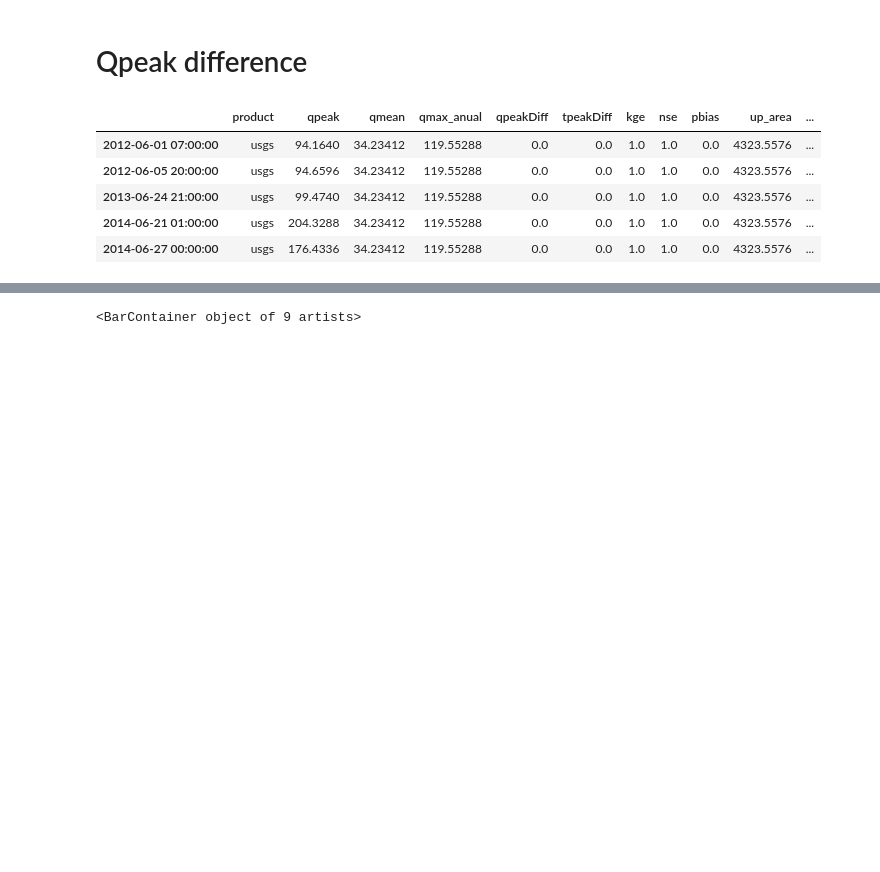
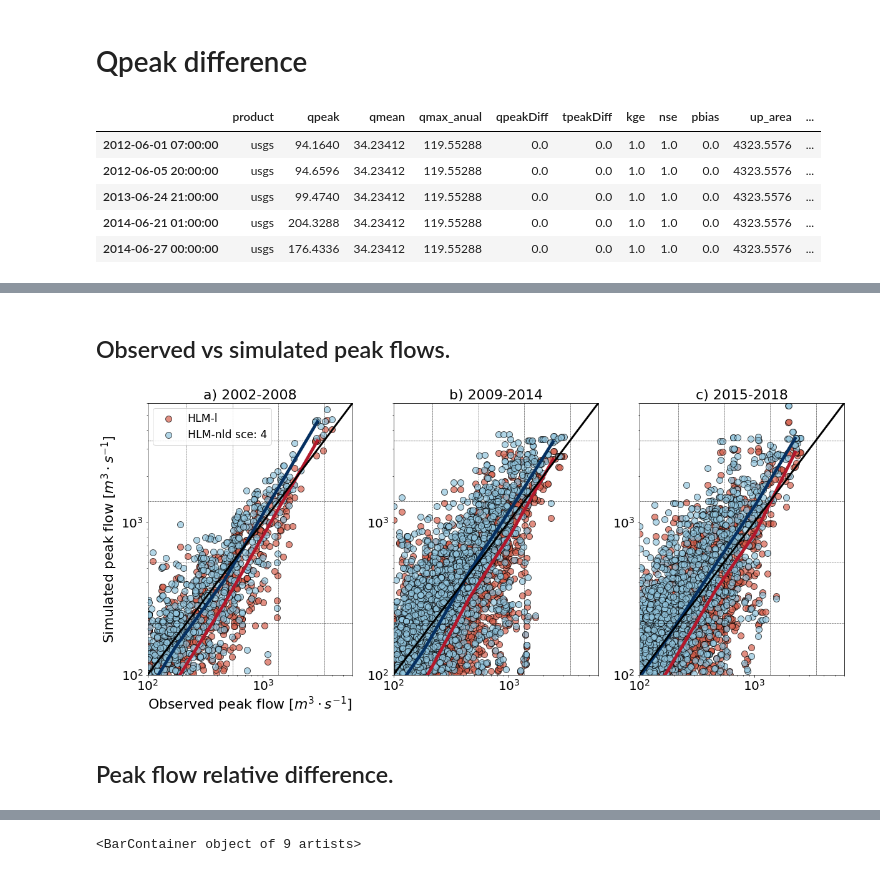
Before and after one commit to nicolas998/active_layer_evaluation, a Jupyter notebook: 02_Scenarios_evaluation.ipynb, the cells around one changed output, grey strips where cells are left out. Cells and saved outputs as stored; diff of their text form; code cells hidden in the pictures; blank space fills up the shorter version.

```diff
--- a/02_Scenarios_evaluation.ipynb
+++ b/02_Scenarios_evaluation.ipynb
@@ -360,3 +357,64 @@ Emet.head()
+# %% [markdown]
+## Observed vs simulated peak flows.
+# %%
+bins = []
+val = 50
+bins.append(val)
+for i in range(5):
+    val *= 2.5
+    bins.append(val)
+bins = np.array(bins)
+bins2 = (bins[:-1]+bins[1:])/2.
+
+fig = pl.figure(figsize=(20,8))
+cont = 1
+pre = ''
+name = ['a)','b)','c)','d)','e)','f)','g)','h)','i)']
+for y1,y2 in zip([2002,2009,2015],[2008,2014,2018]):
+    y1t = str(y1)
+    y2t = str(y2)
+
+    for model,co in zip(['s0.02_4'],range(2)):
+        ax = fig.add_subplot(1,3,cont)
+
+        a,b,idx = core.get_intersec('qpeak', 'usgs','ifc-hlm',Emet, y1t,y2t)
+        po,ps = core.percentiles(a['qpeak'].loc[idx], b['qpeak'].loc[idx], bins = bins)
+        po2,ps2 = core.percentiles(a['qpeak'].loc[idx], a['qpeak'].loc[idx], bins = bins)
+        c1 = a['qpeak'].loc[idx].values
+        c2 = b['qpeak'].loc[idx].values
+        p = np.where((c1>100) & (c2 > 100))[0]
+        ax.scatter(c1[p],c2[p], c = '#d6604d',s = 100, edgecolors='k', alpha = 0.7, label = pre+'HLM-l')
+        ax.plot(ps2,ps, '#b2182b',lw = 5)
+
+        a,b,idx = core.get_intersec('qpeak', 'usgs',model,Emet,y1t,y2t)
+        po,ps = core.percentiles(a['qpeak'].loc[idx], b['qpeak'].loc[idx], bins = bins)
+        c1 = a['qpeak'].loc[idx].values
+        c2 = b['qpeak'].loc[idx].values
+        p = np.where((c1>100) & (c2 > 100))[0]
+        ax.scatter(c1[p],c2[p], c = '#92c5de',s = 100, edgecolors='k', alpha = 0.7, label = pre+'HLM-nld sce: 4')
+        ax.plot(ps2,ps, '#053061',lw = 5)
+
+        pl.loglog([5,6000],[5,6000], 'k', lw = 3)
+        ax.set_title(name[cont-1]+' '+y1t+'-'+y2t, size = 22)
+        ax.set_xlim(100,6000)
+        ax.set_ylim(100,6000)
+        ax.vlines(bins2, 100,6000, lw = 0.5, ls = '--')
+        ax.hlines(bins2, 100,6000, lw = 0.5, ls = '--')
+        ax.tick_params(labelsize = 20)
+        if cont == 1:
+            ax.legend(loc = 0, fontsize = 'xx-large')
+
+        if cont == 1:
+            ax.set_ylabel('Simulated peak flow [$m^3 \cdot s^{-1}$]', size = 22)
+            ax.set_xlabel('Observed peak flow [$m^3 \cdot s^{-1}$]', size = 22)
+        if cont == 2:
+            pre = '_'
+        cont+=1
+pl.savefig('figures/Peak_active_vs_operational.png', bbox_inches = 'tight')
+# %% [output]
+[figure, added]
+# %% [markdown]
+## Peak flow relative difference.
 # %%
 def get_qmax_intersec(product, y1,y2):
     u = Emet.loc[Emet['product'] == 'usgs',['qpeak','qmax_anual','link']][y1:y2]
```
Also changed, not shown: parts of 11 cells of this notebook, 2 other files.
